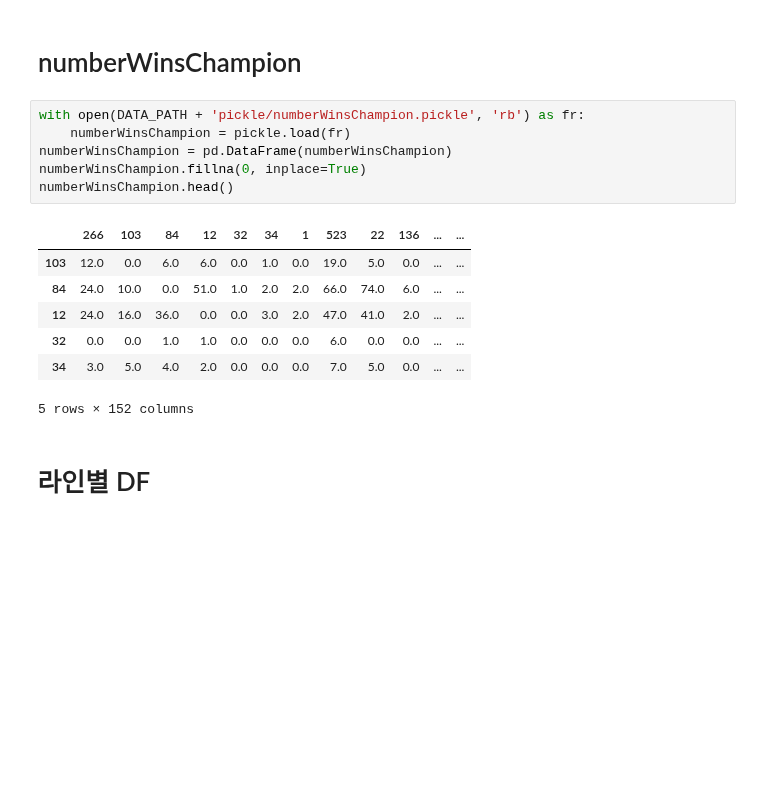
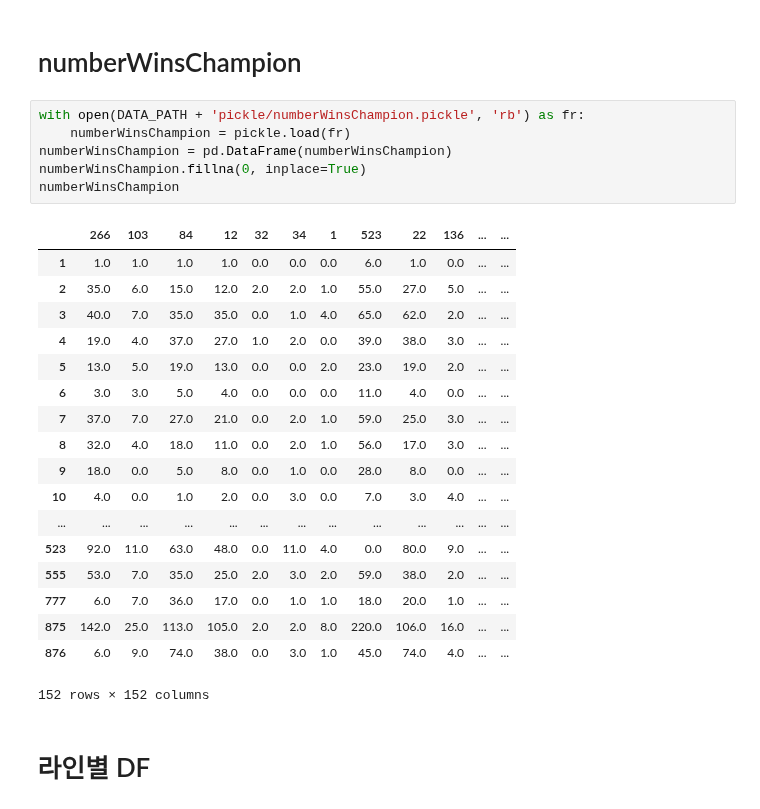
Before and after one commit to CSID-DGU/2020-2-OSSP-CP-DHL-3, a Jupyter notebook: src/ipynb/EDA.ipynb, the cells around one changed output. Saved outputs shown, nothing was run; the diff lists cells and outputs as text; blank space fills up the shorter version.

```diff
--- a/src/ipynb/EDA.ipynb
+++ b/src/ipynb/EDA.ipynb
@@ -102,17 +102,28 @@ dict_items([(523, 'Aphelios'), (22, 'Ashe'), (51, 'Caitlyn'), (119, 'Draven'), (
 # %%
 with open(DATA_PATH + 'pickle/numberWinsChampion.pickle', 'rb') as fr:
     numberWinsChampion = pickle.load(fr)
 numberWinsChampion = pd.DataFrame(numberWinsChampion)
 numberWinsChampion.fillna(0, inplace=True)
-numberWinsChampion.head()
+numberWinsChampion
 # %% [output]
 |  | 266 | 103 | 84 | 12 | 32 | 34 | 1 | 523 | 22 | 136 | ... | ... |
-| 103 | 12.0 | 0.0 | 6.0 | 6.0 | 0.0 | 1.0 | 0.0 | 19.0 | 5.0 | 0.0 | ... | ... |
-| 84 | 24.0 | 10.0 | 0.0 | 51.0 | 1.0 | 2.0 | 2.0 | 66.0 | 74.0 | 6.0 | ... | ... |
-| 12 | 24.0 | 16.0 | 36.0 | 0.0 | 0.0 | 3.0 | 2.0 | 47.0 | 41.0 | 2.0 | ... | ... |
-| 32 | 0.0 | 0.0 | 1.0 | 1.0 | 0.0 | 0.0 | 0.0 | 6.0 | 0.0 | 0.0 | ... | ... |
-| 34 | 3.0 | 5.0 | 4.0 | 2.0 | 0.0 | 0.0 | 0.0 | 7.0 | 5.0 | 0.0 | ... | ... |
+| 1 | 1.0 | 1.0 | 1.0 | 1.0 | 0.0 | 0.0 | 0.0 | 6.0 | 1.0 | 0.0 | ... | ... |
+| 2 | 35.0 | 6.0 | 15.0 | 12.0 | 2.0 | 2.0 | 1.0 | 55.0 | 27.0 | 5.0 | ... | ... |
+| 3 | 40.0 | 7.0 | 35.0 | 35.0 | 0.0 | 1.0 | 4.0 | 65.0 | 62.0 | 2.0 | ... | ... |
+| 4 | 19.0 | 4.0 | 37.0 | 27.0 | 1.0 | 2.0 | 0.0 | 39.0 | 38.0 | 3.0 | ... | ... |
+| 5 | 13.0 | 5.0 | 19.0 | 13.0 | 0.0 | 0.0 | 2.0 | 23.0 | 19.0 | 2.0 | ... | ... |
+| 6 | 3.0 | 3.0 | 5.0 | 4.0 | 0.0 | 0.0 | 0.0 | 11.0 | 4.0 | 0.0 | ... | ... |
+| 7 | 37.0 | 7.0 | 27.0 | 21.0 | 0.0 | 2.0 | 1.0 | 59.0 | 25.0 | 3.0 | ... | ... |
+| 8 | 32.0 | 4.0 | 18.0 | 11.0 | 0.0 | 2.0 | 1.0 | 56.0 | 17.0 | 3.0 | ... | ... |
+| 9 | 18.0 | 0.0 | 5.0 | 8.0 | 0.0 | 1.0 | 0.0 | 28.0 | 8.0 | 0.0 | ... | ... |
+| 10 | 4.0 | 0.0 | 1.0 | 2.0 | 0.0 | 3.0 | 0.0 | 7.0 | 3.0 | 4.0 | ... | ... |
+| ... | ... | ... | ... | ... | ... | ... | ... | ... | ... | ... | ... | ... |
+| 523 | 92.0 | 11.0 | 63.0 | 48.0 | 0.0 | 11.0 | 4.0 | 0.0 | 80.0 | 9.0 | ... | ... |
+| 555 | 53.0 | 7.0 | 35.0 | 25.0 | 2.0 | 3.0 | 2.0 | 59.0 | 38.0 | 2.0 | ... | ... |
+| 777 | 6.0 | 7.0 | 36.0 | 17.0 | 0.0 | 1.0 | 1.0 | 18.0 | 20.0 | 1.0 | ... | ... |
+| 875 | 142.0 | 25.0 | 113.0 | 105.0 | 2.0 | 2.0 | 8.0 | 220.0 | 106.0 | 16.0 | ... | ... |
+| 876 | 6.0 | 9.0 | 74.0 | 38.0 | 0.0 | 3.0 | 1.0 | 45.0 | 74.0 | 4.0 | ... | ... |
-5 rows × 152 columns
+152 rows × 152 columns
 # %% [markdown]
 # 라인별 DF
 # %%
```
Also changed, not shown: parts of 10 cells of this notebook, 2 other files.
